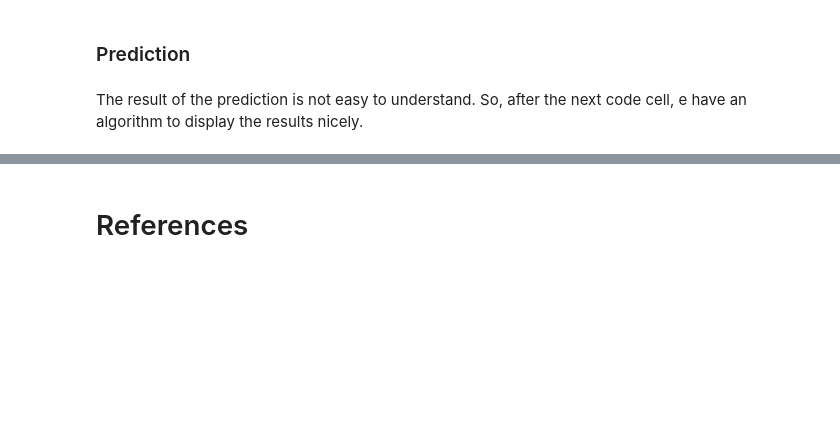
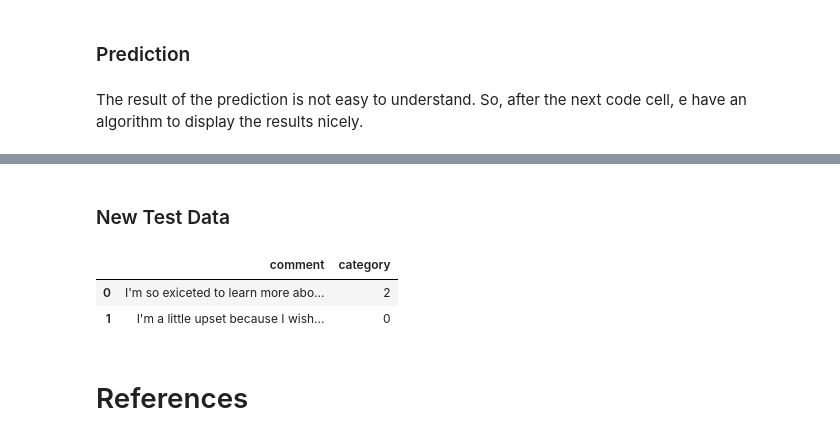
Before and after one commit to raulFuzita/cct_ai, a Jupyter notebook: raul_fuzita_2018337_ML_CA2.ipynb, the cells around one changed output, grey strips where cells are left out. Drawn from its saved outputs; the diff is of its cells as text; code cells hidden in the pictures; blank space fills up the shorter version.

```diff
--- a/raul_fuzita_2018337_ML_CA2.ipynb
+++ b/raul_fuzita_2018337_ML_CA2.ipynb
@@ -989,0 +1153,12 @@ y_pred.shape
+# %% [markdown]
+### New Test Data
+# %%
+#@markdown 👈 &nbsp; Please, run this cell to load a new dataset
+df_new = pd.DataFrame({'comment': [
+    'I\'m so exiceted to learn more about AI! ', 'I\'m a little upset because I wish I could have done more.'],
+    'category': [2, 0]})
+df_new
+# %% [output]
+|  | comment | category |
+| 0 | I'm so exiceted to learn more abo... | 2 |
+| 1 | I'm a little upset because I wish... | 0 |
```
Also changed, not shown: parts of 42 cells of this notebook.
